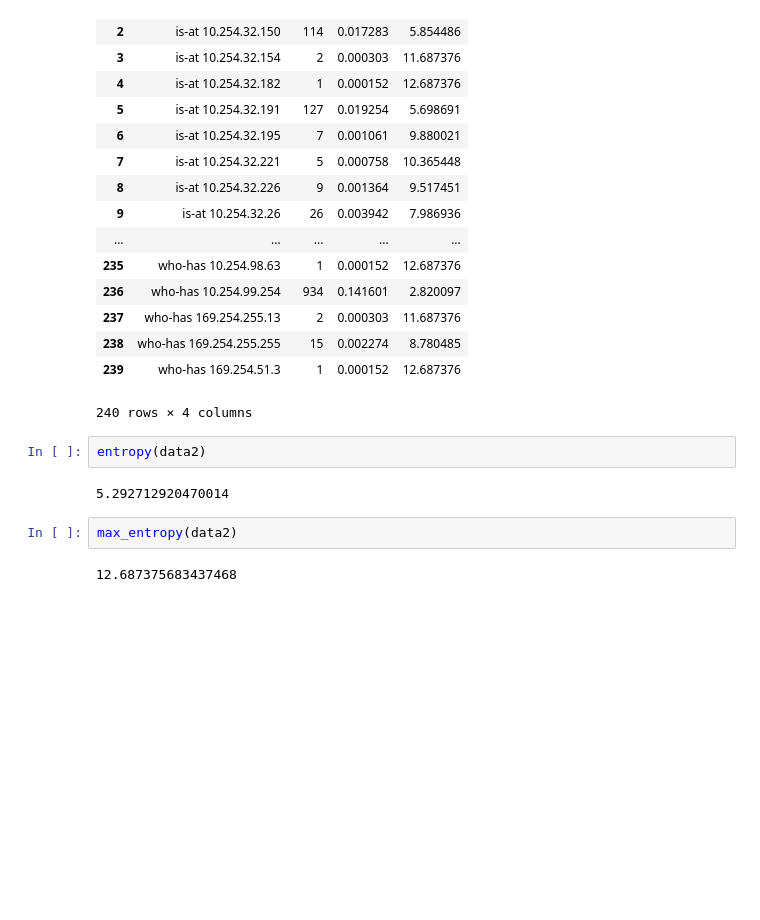
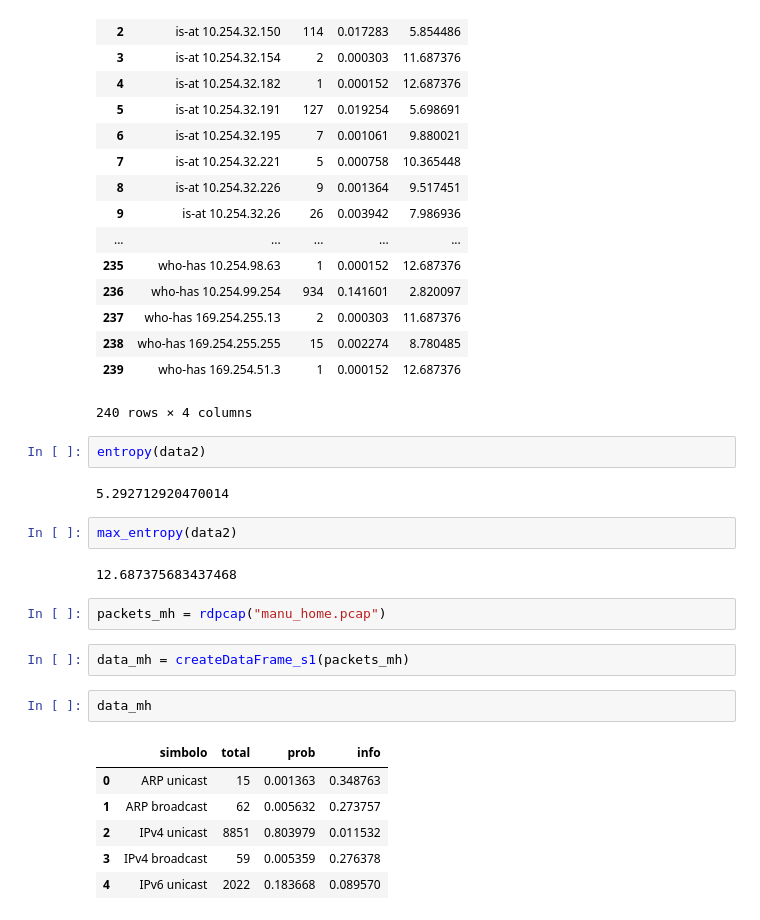
Before and after one commit to ZebaSz/tdc-tp1, a Jupyter notebook: script/Plots.ipynb, the cells around one changed output. Cells and saved outputs as stored; diff of their text form; blank space fills up the shorter version.

```diff
--- a/script/Plots.ipynb
+++ b/script/Plots.ipynb
@@ -189,3 +183,16 @@ entropy(data2)
 max_entropy(data2)
 # %% [output]
 12.687375683437468
+# %%
+packets_mh = rdpcap("manu_home.pcap")
+# %%
+data_mh = createDataFrame_s1(packets_mh)
+# %%
+data_mh
+# %% [output]
+|  | simbolo | total | prob | info |
+| 0 | ARP unicast | 15 | 0.001363 | 0.348763 |
+| 1 | ARP broadcast | 62 | 0.005632 | 0.273757 |
+| 2 | IPv4 unicast | 8851 | 0.803979 | 0.011532 |
+| 3 | IPv4 broadcast | 59 | 0.005359 | 0.276378 |
+| 4 | IPv6 unicast | 2022 | 0.183668 | 0.089570 |
```
Also changed, not shown: parts of 4 cells of this notebook, 2 other files.
